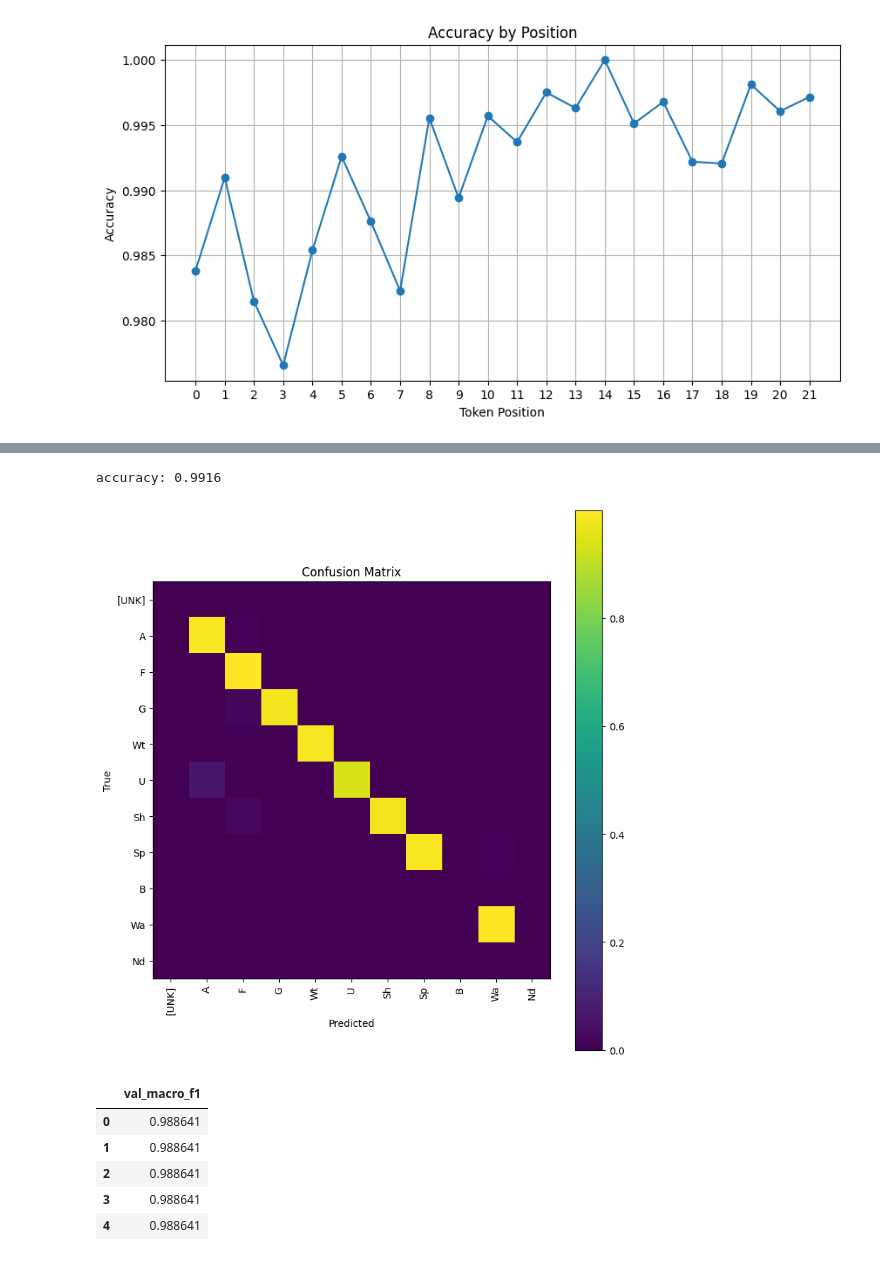
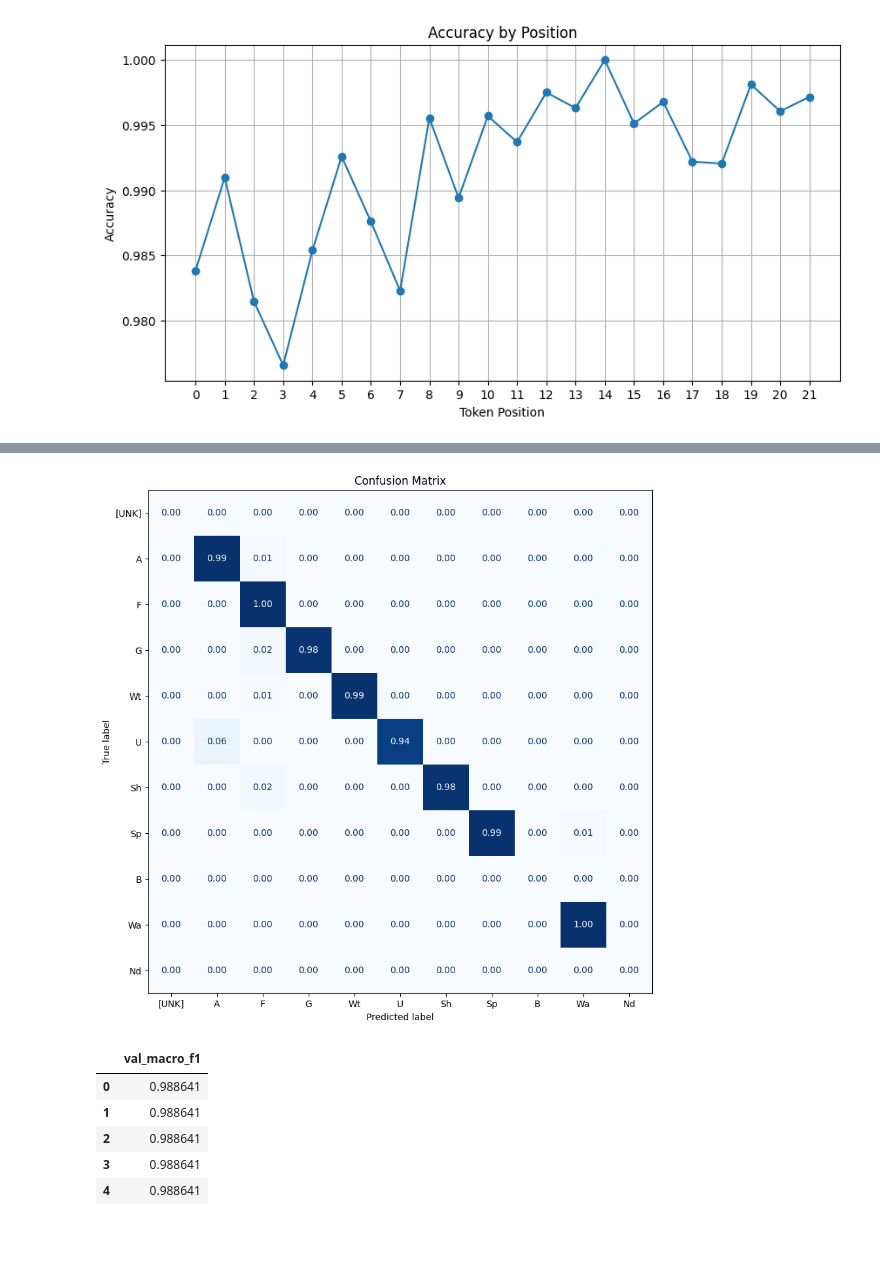
Before and after one commit to gefero/land2vec, a Jupyter notebook: notebooks/prueba_3.ipynb, the cells around one changed output, grey strips where cells are left out. Drawn from its saved outputs; the diff is of its cells as text; code cells hidden in the pictures.

Commit message:
fix plots

```diff
--- a/notebooks/prueba_3.ipynb
+++ b/notebooks/prueba_3.ipynb
@@ -296,3 +298,7 @@ Train data saved to ../models/balanced_1/train_data.csv
 train_results = pd.DataFrame(history)
 # %% [markdown]
 ## Train evaluation
+# %%
+from pathlib import Path
+target_folder = Path(os.path.join(os.getcwd(), "models", "balanced_1"))
+target_folder
@@ -299,6 +307,6 @@ train_results = pd.DataFrame(history)
 # %%
 config = load_config(target_folder)
-# model = load_model(config, target_folder)
+model = load_model(config, target_folder)
 train_results = load_train_results(target_folder)
 # %%
 train_results.head()
@@ -440,31 +449,18 @@ print(f"Macro f1: {metrics["macro_f1"]:.4f}")
 # %%
-# confusion matrix
 valid_ids = sorted(Tokenizer.REVERSE_VOCAB.keys())
 
 cm = confusion_matrix(all_targets, all_preds, labels=valid_ids, normalize="true")
 
 labels = [Tokenizer.REVERSE_VOCAB[i] for i in valid_ids]
 
+fig, ax = plt.subplots(figsize=(10, 10))
 disp = ConfusionMatrixDisplay(confusion_matrix=cm, display_labels=labels)
 disp.plot(ax=ax, cmap="Blues", colorbar=False, values_format=".2f")
 ax.grid(False)
+disp.ax_.set_title("Confusion Matrix")
 plt.show()
-# # plot
-# plt.figure(figsize=(8, 8))
-# plt.imshow(cm, interpolation="nearest")
-# plt.title("Confusion Matrix")
-# plt.colorbar()
-# tick_marks = range(len(labels))
-# plt.xticks(tick_marks, labels, rotation=90)
-# plt.yticks(tick_marks, labels)
-# plt.xlabel("Predicted")
-# plt.ylabel("True")
-
-# plt.tight_layout()
-# plt.show()
 # %% [output]
-accuracy: 0.9916
-[figure, old version]
+[figure, new version]
 # %%
 train_results["val_macro_f1"]
 # %% [output]
```
Also changed, not shown: parts of 7 cells of this notebook.
